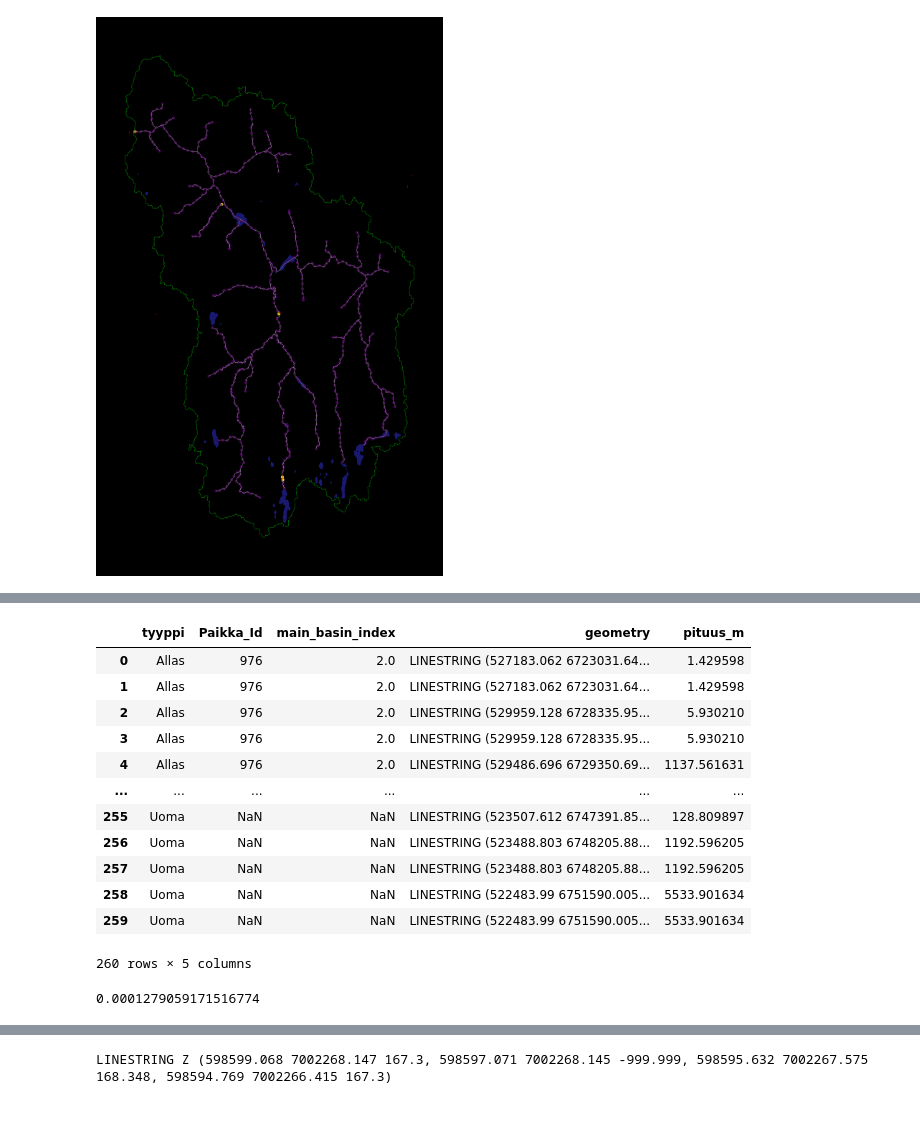
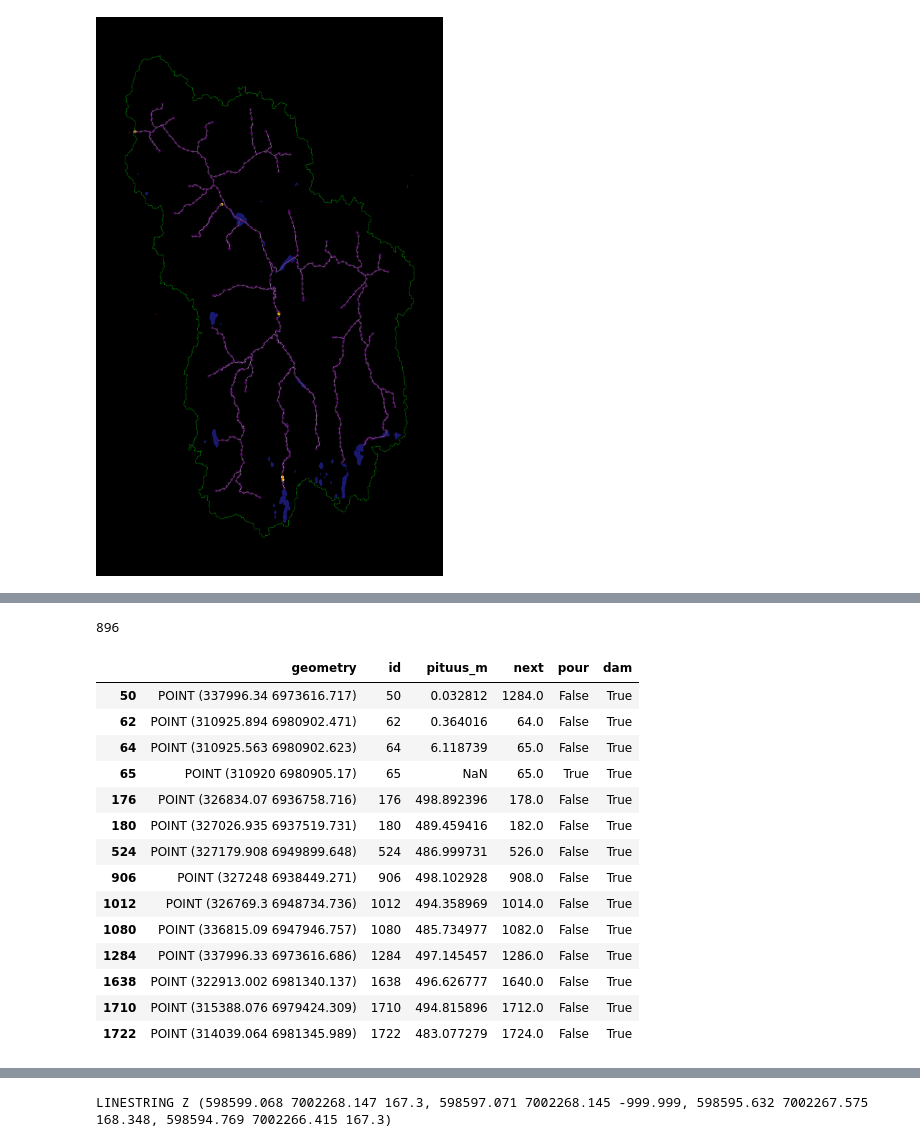
Before and after one commit to iiroseppa/CAMELS-FI, a Jupyter notebook: network_analysis/stream_processing_v2.ipynb, the cells around one changed output, grey strips where cells are left out. Cells and saved outputs as stored; diff of their text form; code cells hidden in the pictures; blank space fills up the shorter version.

Commit message:
fixed reachability issues when there were multiple dam slivers next to each other

```diff
--- a/network_analysis/stream_processing_v2.ipynb
+++ b/network_analysis/stream_processing_v2.ipynb
@@ -190,15 +190,15 @@ def subdivide_lines(lines, max_seg_length):
     subdivided_branches = subdivided_branches.reset_index(drop=True)
     return subdivided_branches
 # %%
-test_selection = 141
+test_selection = 123
 
 tolerance = 0.1
 
 pbar = tqdm(watersheds.iterrows(), total=len(watersheds))
 
 for i, watershed in pbar:
-    if i < test_selection:
-        continue
+    #if i < test_selection:
+        #continue
     # Changing to GeoDataFrame
     watershed = geopd.GeoDataFrame(
                     dict(zip(list(watershed.index), list(watershed.values))),
@@ -306,7 +306,7 @@ for i, watershed in pbar:
             potential_pours.append(pour_j)
             long_nodes.append(pour_j_connections)
             if len(long_visited) > 1:
-                print("multiple pour points remain with long netowrks")
+                print("multiple pour points remain with long networks")
 
     pour = potential_pours[0]
 
@@ -325,19 +325,27 @@ for i, watershed in pbar:
     nodes['dam'] = nodes['geometry'].intersects(network_dam_is_points.buffer(10).union_all())
 
     # pd.options.mode.chained_assignment = 'warn'  # default='warn'
-    #before_dam_clipping = nodes.copy()
+    before_dam_clipping = nodes.copy()
 
     # Fixing very short sections that arise from dam clipping
     nodes = correct_dam_slivers(nodes, 10)
 
-    after_dam_clipping = nodes.copy()
+    #after_dam_clipping = nodes.copy()
     # Next node type is changed to int, there shouldn't be nan's at this point
     nodes['next'] = nodes['next'].astype(int)
 
     # counting the in-connectedness to differentiate intersections from other types
-    nodes = in_connectedness(nodes)
+
 
     nodes = merge_short_segments(nodes, max_seg_length)
+
+
+    nodes = in_connectedness(nodes)
+    """
+    –––––
+    Tests
+    –––––
+    """
 
     # Checking that the node topology is intact
     result = check_node_network_topology(nodes)
@@ -346,7 +354,13 @@ for i, watershed in pbar:
         if not result[key]:
             print(f"network {watershed.at[0, "Paikka_Id"]} has problems with {key}")
 
+    # Checking that the lengths dont change much
+    length_difference = network.pituus_m.sum() - nodes.pituus_m.sum()
+    if length_difference > 10:
+        print(f"{place_id}: difference of lenght of {length_difference}m for nodes and network")
+
+
     #network.to_file(dst_path, layer=f"network_{place_id}", driver="GPKG")
 
-    if i == test_selection:
-        break
+    #if i == test_selection:
+        #break
@@ -390,21 +455,23 @@ Length: 396, dtype: bool
-# %%
-network
-# %% [output]
-|  | tyyppi | Paikka_Id | main_basin_index | geometry | pituus_m |
-| 0 | Allas | 976 | 2.0 | LINESTRING (527183.062 6723031.64... | 1.429598 |
-| 1 | Allas | 976 | 2.0 | LINESTRING (527183.062 6723031.64... | 1.429598 |
-| 2 | Allas | 976 | 2.0 | LINESTRING (529959.128 6728335.95... | 5.930210 |
-| 3 | Allas | 976 | 2.0 | LINESTRING (529959.128 6728335.95... | 5.930210 |
-| 4 | Allas | 976 | 2.0 | LINESTRING (529486.696 6729350.69... | 1137.561631 |
-| ... | ... | ... | ... | ... | ... |
-| 255 | Uoma | NaN | NaN | LINESTRING (523507.612 6747391.85... | 128.809897 |
-| 256 | Uoma | NaN | NaN | LINESTRING (523488.803 6748205.88... | 1192.596205 |
-| 257 | Uoma | NaN | NaN | LINESTRING (523488.803 6748205.88... | 1192.596205 |
-| 258 | Uoma | NaN | NaN | LINESTRING (522483.99 6751590.005... | 5533.901634 |
-| 259 | Uoma | NaN | NaN | LINESTRING (522483.99 6751590.005... | 5533.901634 |
-260 rows × 5 columns
+# %%
+len(traverse_graph(nodes, 60))
+# %% [output]
+896
 # %%
-network.pituus_m.min()
+nodes[nodes['dam']]
 # %% [output]
-0.0001279059171516774
+|  | geometry | id | pituus_m | next | pour | dam |
+| 50 | POINT (337996.34 6973616.717) | 50 | 0.032812 | 1284.0 | False | True |
+| 62 | POINT (310925.894 6980902.471) | 62 | 0.364016 | 64.0 | False | True |
+| 64 | POINT (310925.563 6980902.623) | 64 | 6.118739 | 65.0 | False | True |
+| 65 | POINT (310920 6980905.17) | 65 | NaN | 65.0 | True | True |
+| 176 | POINT (326834.07 6936758.716) | 176 | 498.892396 | 178.0 | False | True |
+| 180 | POINT (327026.935 6937519.731) | 180 | 489.459416 | 182.0 | False | True |
+| 524 | POINT (327179.908 6949899.648) | 524 | 486.999731 | 526.0 | False | True |
+| 906 | POINT (327248 6938449.271) | 906 | 498.102928 | 908.0 | False | True |
+| 1012 | POINT (326769.3 6948734.736) | 1012 | 494.358969 | 1014.0 | False | True |
+| 1080 | POINT (336815.09 6947946.757) | 1080 | 485.734977 | 1082.0 | False | True |
+| 1284 | POINT (337996.33 6973616.686) | 1284 | 497.145457 | 1286.0 | False | True |
+| 1638 | POINT (322913.002 6981340.137) | 1638 | 496.626777 | 1640.0 | False | True |
+| 1710 | POINT (315388.076 6979424.309) | 1710 | 494.815896 | 1712.0 | False | True |
+| 1722 | POINT (314039.064 6981345.989) | 1722 | 483.077279 | 1724.0 | False | True |
 # %%
```
Also changed, not shown: parts of 5 cells of this notebook, 1 other file.
